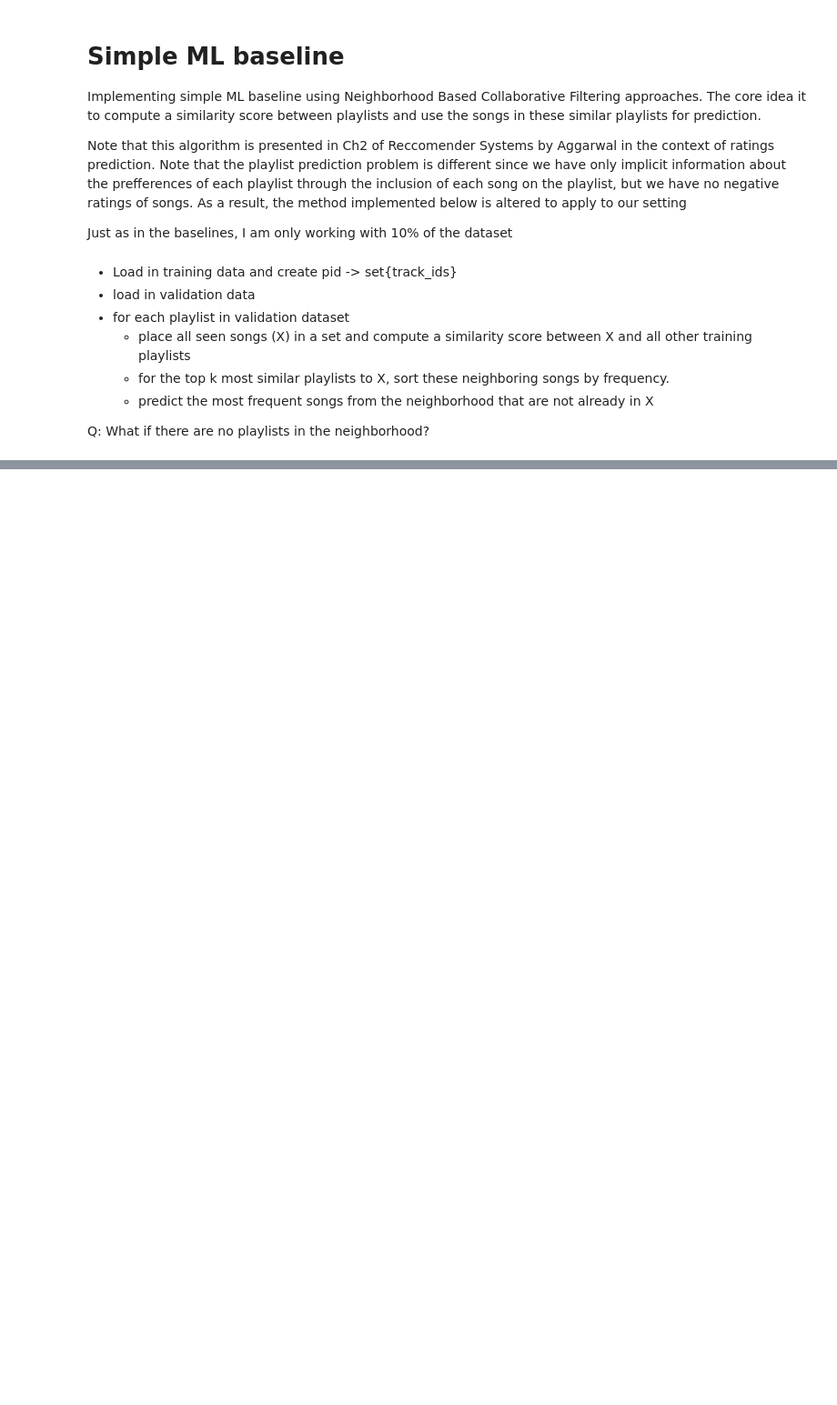
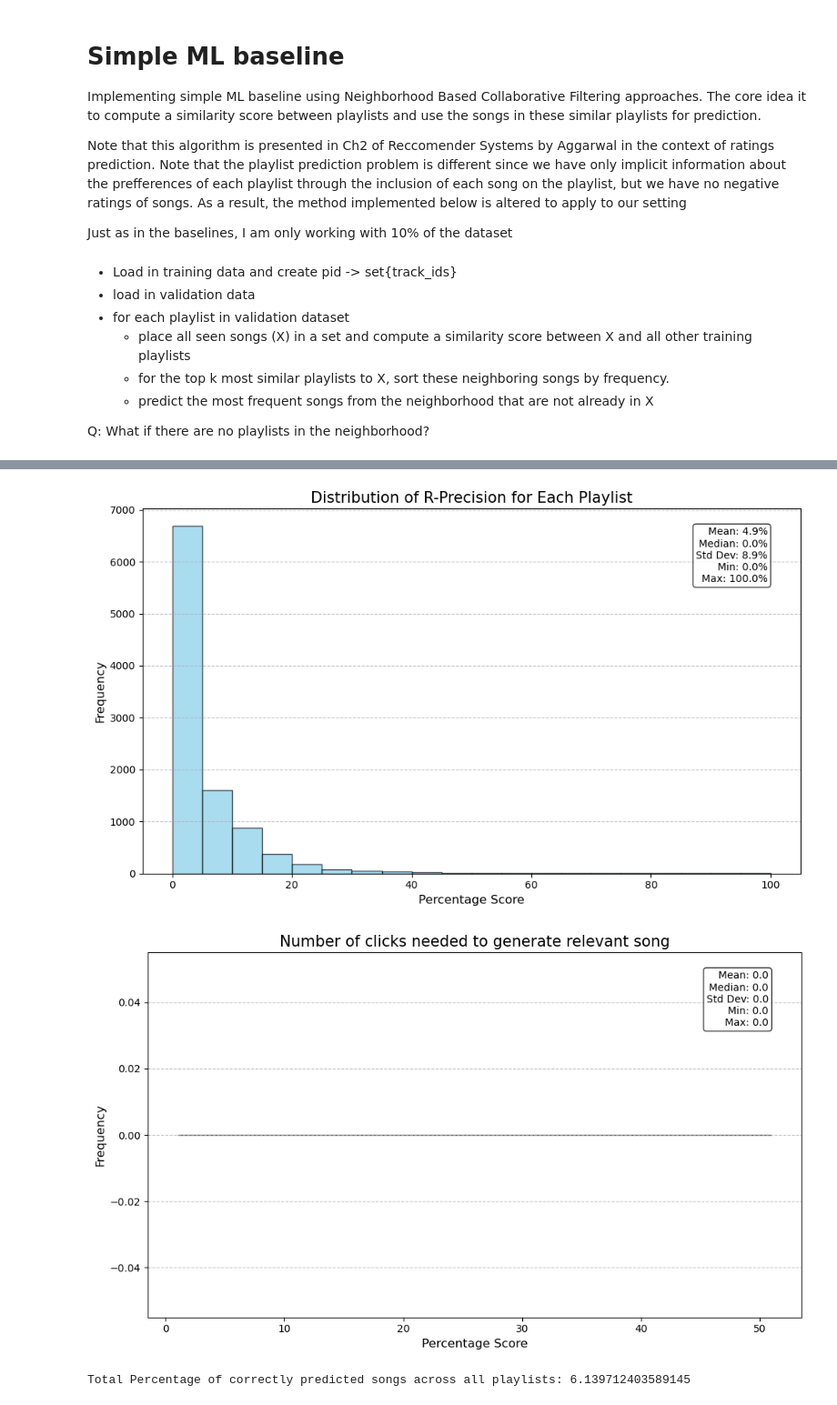
Before and after one commit to Andrew-Koulogeorge/Song-Recsys, a Jupyter notebook: neighborhood_cf.ipynb, the cells around one changed output, grey strips where cells are left out. Shown at 91% size. Cells and saved outputs as stored; diff of their text form; code cells hidden in the pictures; blank space fills up the shorter version.

```diff
--- a/neighborhood_cf.ipynb
+++ b/neighborhood_cf.ipynb
@@ -32,8 +32,8 @@ from util import create_validation_data
 from util import plot_percentage_distribution, plot_clicks_needed_distribution
 # %%
 # subsets of dataset we are using
-VAL_START = 0
-VAL_END = 10
+VAL_START = 100
+VAL_END = 110
 TRAIN_START = 10
 TRAIN_END = 50
 # %%
@@ -63,0 +58,30 @@ Number of files being extracted: 40
+# %%
+'''
+return k most similar songs based on a neighborhood of other playlists
+'''
+def playlist_similarity(query: set[str], neighbors: dict[int, set[str]], k: int, ranking_method=False):
+    # compute similarity for each of the neighbors
+
+    sim = {pid:len(neighbors[pid].intersection(query))/(len(neighbors[pid])) for pid in neighbors.keys()}
+    top_k = sorted(sim.keys(), key=lambda x: sim[x], reverse=True) # pids with more in common with query playlist
+
+    # generate k playlists and compute frequency of playlists in this neighborhood
+    song_freq_in_neighborhood = defaultdict(int)
+    neighborhood_size = 0
+    done = False
+    for neighbor_id in top_k:
+        neighborhood_size += 1
+        for song in neighbors[neighbor_id]:
+            if song in query: continue
+            song_freq_in_neighborhood[song] += 1
+
+            if(ranking_method):
+                if(len(song_freq_in_neighborhood) >= 500): done = True # ranking method
+            else:
+                if(len(song_freq_in_neighborhood) == k): done = True   # most popular playlist have more impact
+
+            if done: break
+        if done: break
+    candidate_preds = sorted(song_freq_in_neighborhood.keys(), key=lambda x: song_freq_in_neighborhood[x], reverse=True)
+
+    return candidate_preds, neighborhood_size, sim
@@ -64,4 +161,9 @@ Number of files being extracted: 40
 # %%
 # generate validation dataset for first 5 playlists
+uri_to_songname = construct_id_to_songname(min(VAL_START,TRAIN_START), max(VAL_END,TRAIN_END))
+
+# construct playlist bank (will scale with number of training examples
+neighbor_candidates = construct_neighbors(TRAIN_START, TRAIN_END)
+
 playlist_to_track_val = create_validation_data(start_range=VAL_START, end_range=VAL_END)
 # %% [output]
@@ -180,0 +177,6 @@ Total Percentage of correctly predicted songs across all playlists: 10.192887641
+# %%
+KNN(playlist_to_track_val, neighbor_candidates, ranking_method=False)
+# %% [output]
+[figure, added]
+[figure, added]
+Total Percentage of correctly predicted songs across all playlists: 6.139712403589145
```
Also changed, not shown: parts of 7 cells of this notebook, 3 other files.
